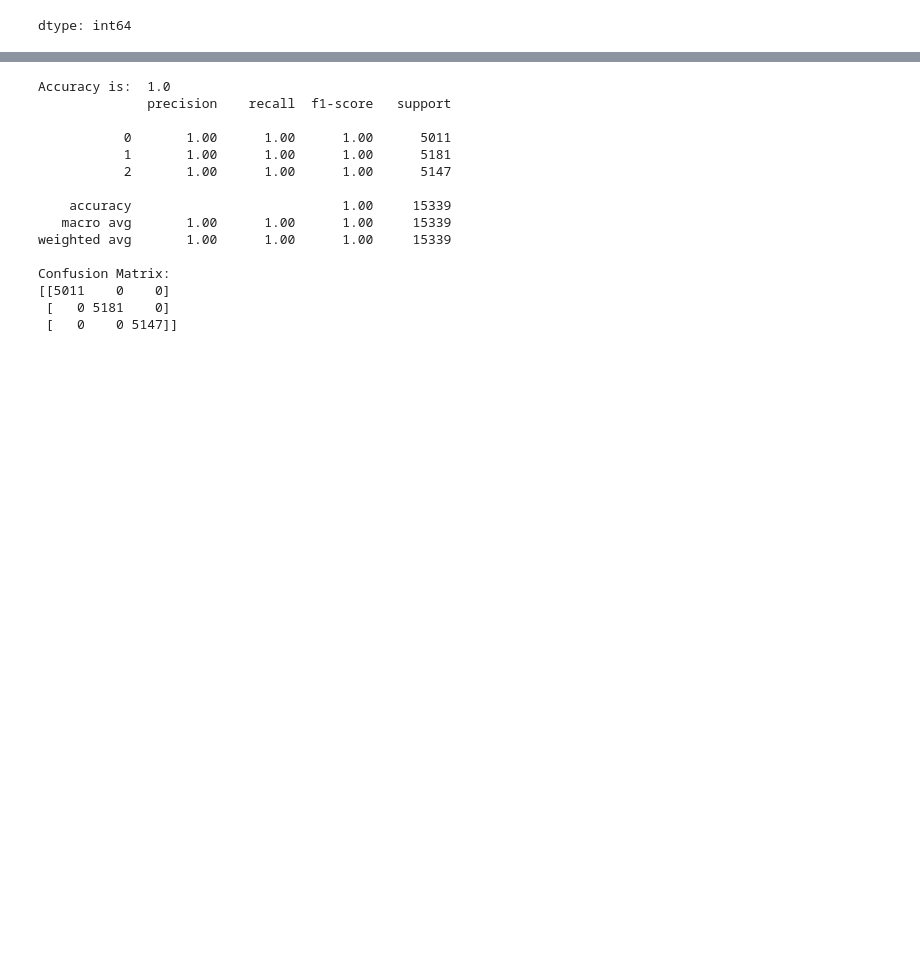
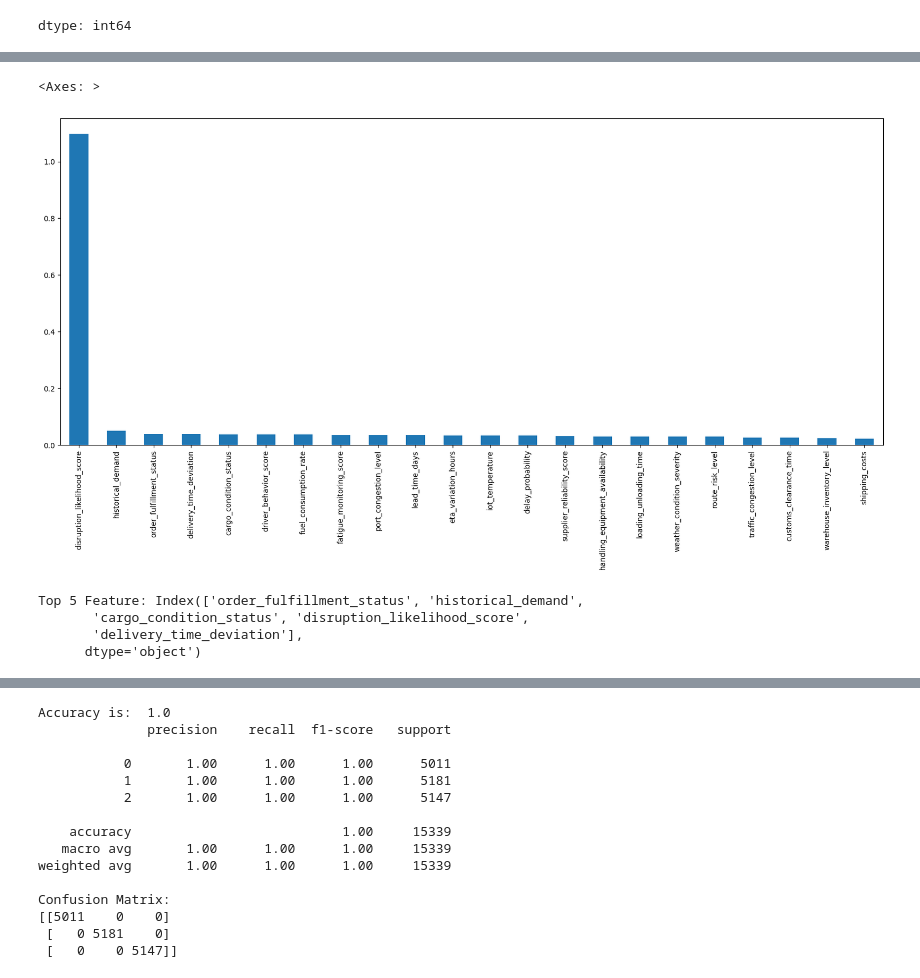
Before and after one commit to worachote1/Machine-Learning-Lab-KMITL, a Jupyter notebook: test_proj_ml/test_feature_ml_proj_dataset.ipynb, the cells around one changed output, grey strips where cells are left out. Saved outputs shown, nothing was run; the diff lists cells and outputs as text; code cells hidden in the pictures; blank space fills up the shorter version.

Commit message:
ml_proj: feature seelction by mutual information

```diff
--- a/test_proj_ml/test_feature_ml_proj_dataset.ipynb
+++ b/test_proj_ml/test_feature_ml_proj_dataset.ipynb
@@ -252,0 +253,8 @@ X_test_scaled = scaler.transform(X_test)
+# %%
+# https://www.youtube.com/watch?v=81JSbXZ26Ls&list=PLZoTAELRMXVPgjwJ8VyRoqmfNs2CJwhVH&index=3
+#  Select Features Using Information Gain For Classification In ML
+
+from sklearn.feature_selection import mutual_info_classif
+# determine the mutual information
+mutual_info = mutual_info_classif(X_train, y_train)
+mutual_info
@@ -252,0 +267,4 @@ X_test_scaled = scaler.transform(X_test)
+# %%
+mutual_info = pd.Series(mutual_info)
+mutual_info.index = X_train.columns
+mutual_info.sort_values(ascending=False)
@@ -252,0 +290,19 @@ X_test_scaled = scaler.transform(X_test)
+# %%
+#let's plot the ordered mutual_info values per feature
+mutual_info.sort_values(ascending=False).plot.bar(figsize=(20, 8))
+# %% [output]
+<Axes: >
+[figure, added]
+# %%
+from sklearn.feature_selection import SelectKBest
+
+#No we Will select the  top 5 important features
+sel_five_cols = SelectKBest(mutual_info_classif, k=5)
+sel_five_cols.fit(X_train, y_train)
+selected_feature = X_train.columns[sel_five_cols.get_support()]
+print(f"Top 5 Feature: {selected_feature}")
+# %% [output]
+Top 5 Feature: Index(['order_fulfillment_status', 'historical_demand',
+       'cargo_condition_status', 'disruption_likelihood_score',
+       'delivery_time_deviation'],
+      dtype='object')
```
Also changed, not shown: parts of 14 cells of this notebook, 1 other file.
